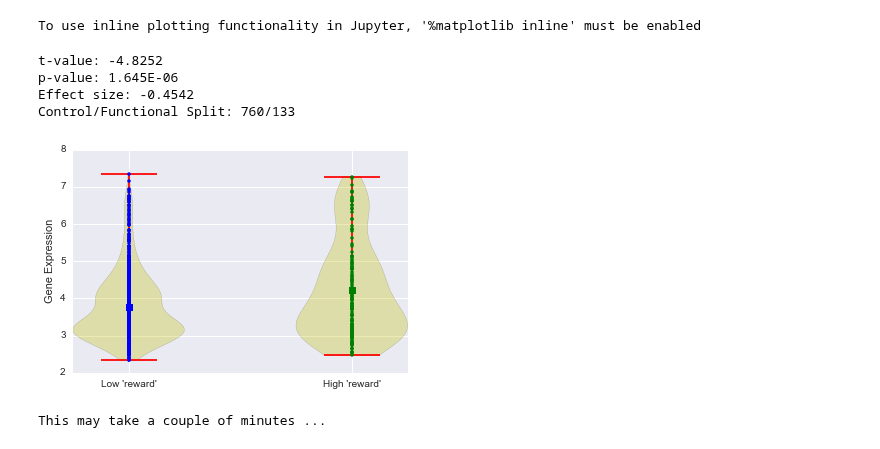
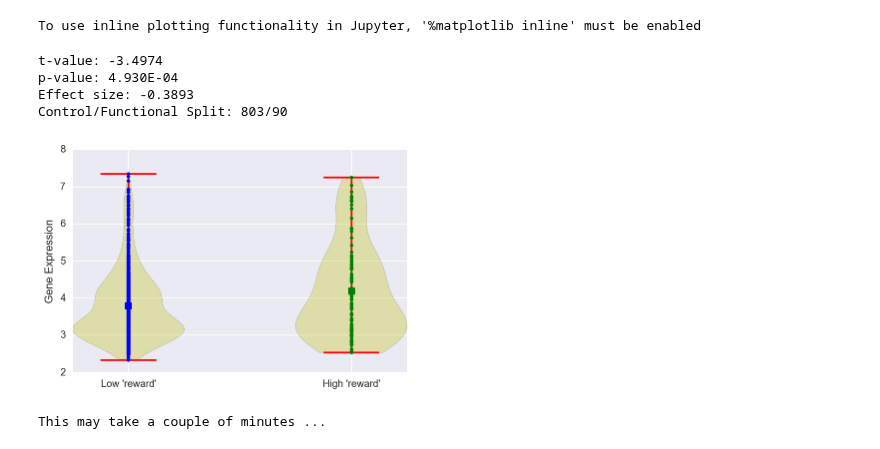
Before and after one commit to voytekresearch/nsaba, a Jupyter notebook: notebooks/testing/testing_analysis.ipynb, the cells around one changed output. Saved outputs shown, nothing was run; the diff lists cells and outputs as text; code cells hidden in the pictures.

```diff
--- a/notebooks/testing/testing_analysis.ipynb
+++ b/notebooks/testing/testing_analysis.ipynb
@@ -48,11 +48,11 @@ anal = analysis.NsabaAnalysis(tsaba)
 # %% [output]
 To use inline plotting functionality in Jupyter, '%matplotlib inline' must be enabled
 # %%
-anal.term_ge_ttest(term, 1813, split_method='quant', graphops='violin')
+anal.term_ge_ttest(term, 1813, split_method='quant', graphops='violin', quant=90)
 # %% [output]
-t-value: -4.8252
-p-value: 1.645E-06
-Effect size: -0.4542
-Control/Functional Split: 760/133
+t-value: -3.4974
+p-value: 4.930E-04
+Effect size: -0.3893
+Control/Functional Split: 803/90
-[figure, old version]
+[figure, new version]
 # %%
```
Also changed, not shown: parts of 8 cells of this notebook, 1 other file.
